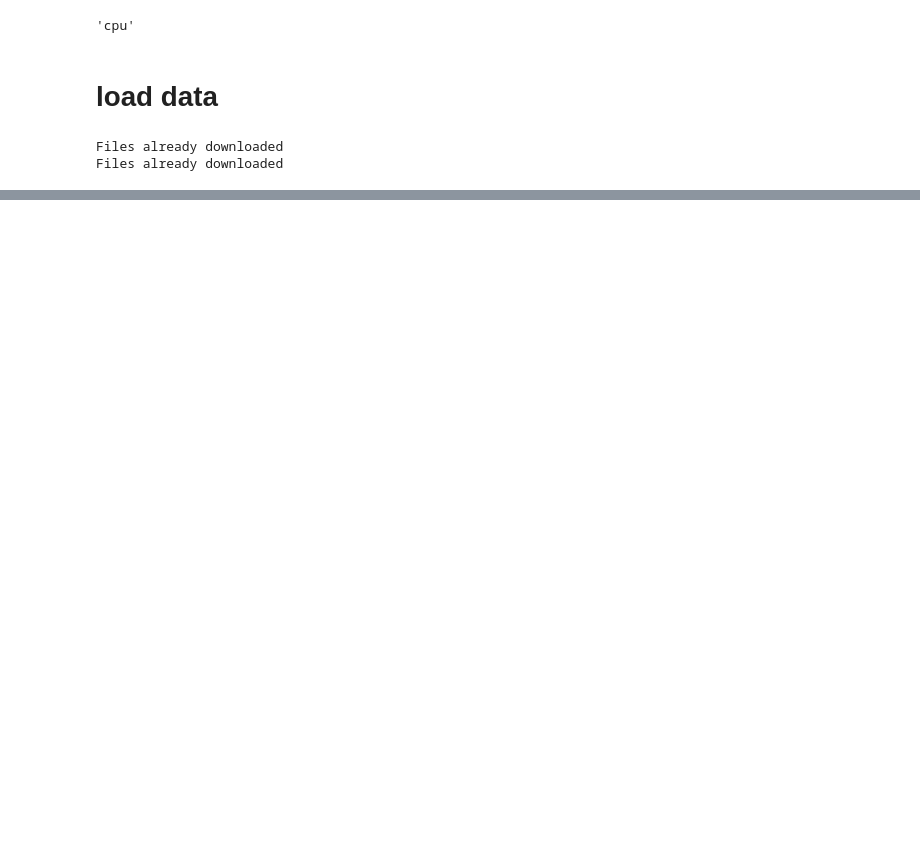
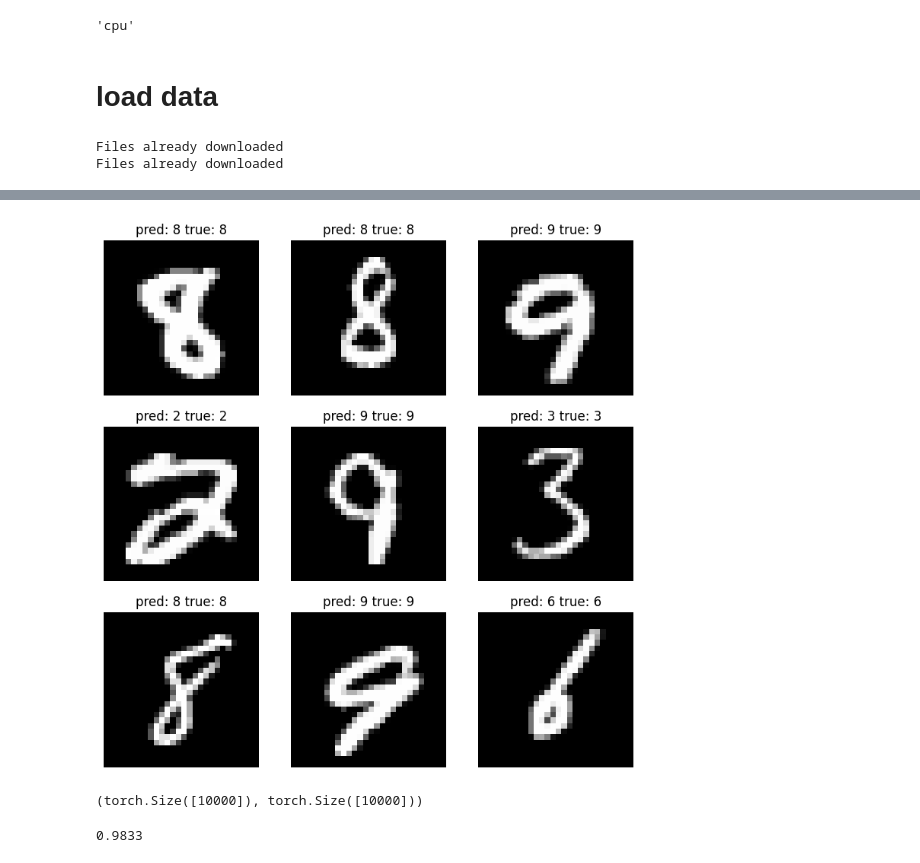
Before and after one commit to noahpro99/pytorch-learn, a Jupyter notebook: src/computer_vision.ipynb, the cells around one changed output, grey strips where cells are left out. Saved outputs shown, nothing was run; the diff lists cells and outputs as text; code cells hidden in the pictures; blank space fills up the shorter version.

```diff
--- a/src/computer_vision.ipynb
+++ b/src/computer_vision.ipynb
@@ -35,0 +158,2 @@ Files already downloaded
+# %%
+num_classes = 10
@@ -35,0 +202,5 @@ Files already downloaded
+# %%
+def accuracy_fn(y_pred, y_true):
+    correct = torch.eq(y_true, y_pred).sum().item()
+    acc = (correct/len(y_pred)) * 100
+    return acc
@@ -35,0 +387,12 @@ Files already downloaded
+# %%
+def make_predictions(model: nn.Module, data: list):
+    pred_probs = []
+    model.eval()
+    with torch.inference_mode():
+        for sample in data:
+            sample = torch.unsqueeze(sample, dim=0).to(device)
+            pred_logits = model(sample)
+            pred_prob = torch.softmax(pred_logits.squeeze(), dim=0)
+            pred_probs.append(pred_prob.cpu())
+
+    return torch.stack(pred_probs)
@@ -35,0 +428,34 @@ Files already downloaded
+# %%
+def plot_some_preds(model: nn.Module, test_samples: list, test_labels: list):
+    fig = plt.figure(figsize=(9,9))
+    preds = make_predictions(model, test_samples)
+    for i, (sample, label, pred) in enumerate(zip(test_samples, test_labels, preds)):
+        fig.add_subplot(3, 3, i+1)
+        plt.imshow(sample.squeeze(), cmap="gray")
+        plt.title(f"pred: {pred.argmax().item()} true: {label}")
+        plt.axis(False)
+plot_some_preds(model_1, test_samples, test_labels)
+# %% [output]
+[figure, added]
+# %%
+from tqdm.auto import tqdm
+
+y_preds = []
+y_labels = []
+model_1.eval()
+with torch.inference_mode():
+  for X, y in tqdm(test_dataloader, desc="Making predictions"):
+    X, y = X.to(device), y.to(device)
+    y_logit = model_1(X)
+    y_pred = torch.softmax(y_logit, dim=1).argmax(dim=1)
+    y_preds.append(y_pred.cpu())
+    y_labels.append(y.cpu())
+y_pred_tensor = torch.cat(y_preds)
+y_labels_tensor = torch.cat(y_labels)
+y_pred_tensor.shape, y_labels_tensor.shape
+# %% [output]
+(torch.Size([10000]), torch.Size([10000]))
+# %%
+(y_pred_tensor == y_labels_tensor).sum().item() / len(y_labels_tensor)
+# %% [output]
+0.9833
```
Also changed, not shown: parts of 25 cells of this notebook.
